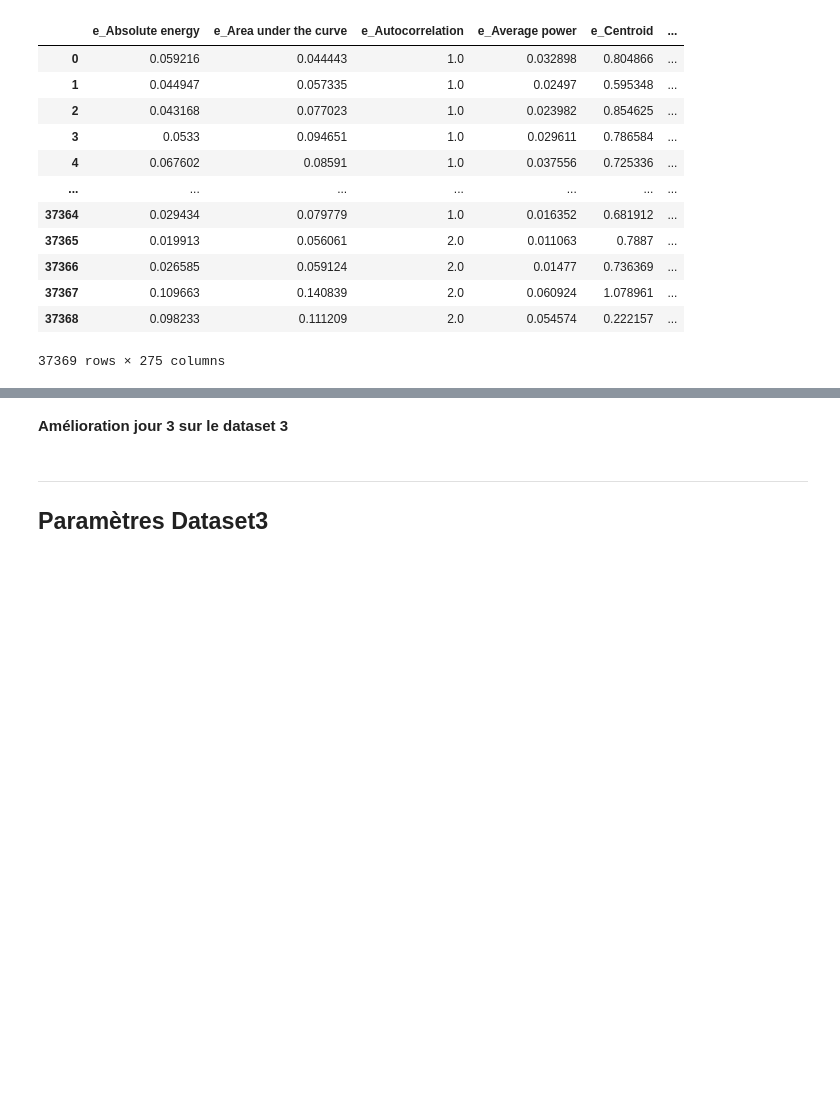
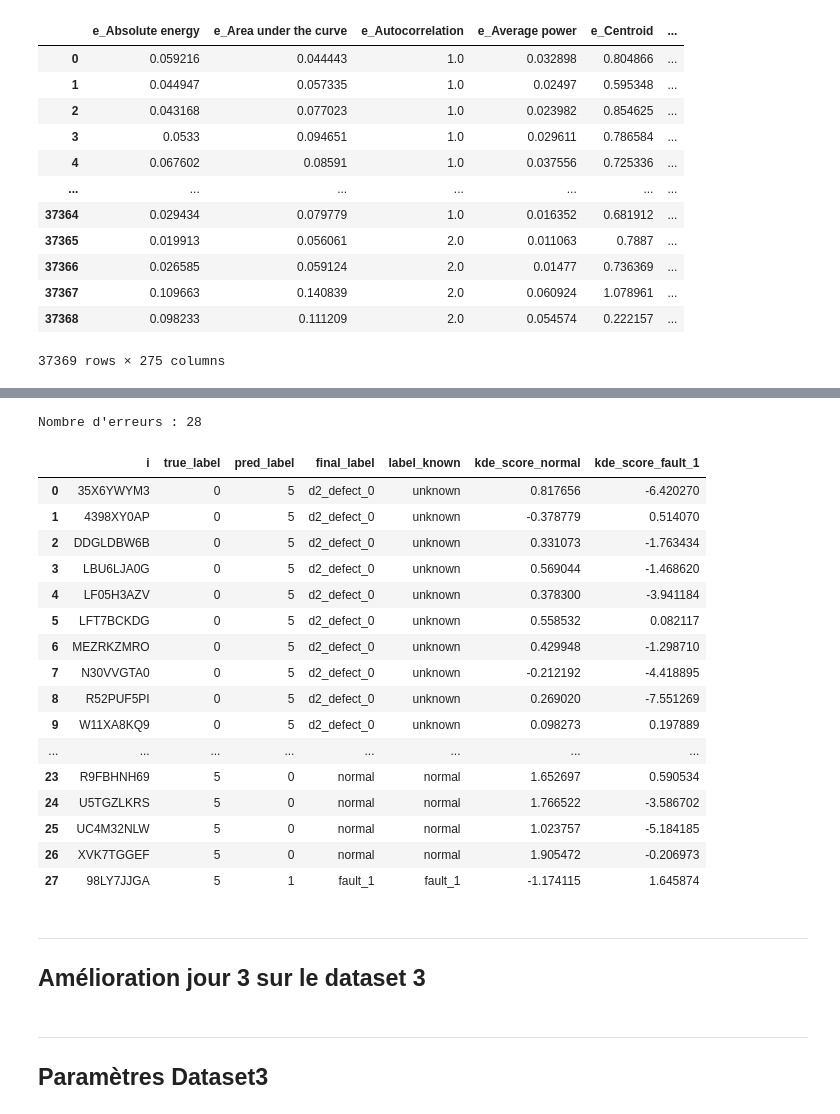
Before and after one commit to louay-git/EI_Stellantis, a Jupyter notebook: test_ocsvm_dataset4.ipynb, the cells around one changed output, grey strips where cells are left out. Saved outputs shown, nothing was run; the diff lists cells and outputs as text; code cells hidden in the pictures; blank space fills up the shorter version.

```diff
--- a/dataset0/test_bestscore.ipynb
+++ b/test_ocsvm_dataset4.ipynb
@@ -667,0 +1234,12 @@ pdfEF2
+# %%
+nSet = 0
+filelabel2 = os.path.join(os.getcwd(), "pdfLabel2.pkl".format(nSet))
+pdflabel2 = pd.read_pickle(filelabel2)
+# %%
+import pandas as pd
+import numpy as np
+from itertools import permutations
+from sklearn.metrics import confusion_matrix, classification_report, accuracy_score, balanced_accuracy_score
+
+ID_COL = "i"
+TRUE_LABEL_COL = "d"
@@ -668,5 +1444,52 @@ pdfEF2
+# %%
+# ============================================================
+# 6. Table des erreurs avec identifiants
+# ============================================================
+
+df_errors_d2 = df_eval_d2[
+    df_eval_d2["true_label"] != df_eval_d2["pred_label"]
+].copy()
+
+df_errors_d2 = df_errors_d2[
+    [
+        ID_COL,
+        "true_label",
+        "pred_label",
+        "final_label",
+        "label_known",
+        "kde_score_normal",
+        "kde_score_fault_1"
+    ]
+].sort_values(
+    by=["true_label", "pred_label", ID_COL]
+).reset_index(drop=True)
+
+print("Nombre d'erreurs :", len(df_errors_d2))
+
+df_errors_d2
+# %% [output]
+Nombre d'erreurs : 28
+|  | i | true_label | pred_label | final_label | label_known | kde_score_normal | kde_score_fault_1 |
+| 0 | 35X6YWYM3 | 0 | 5 | d2_defect_0 | unknown | 0.817656 | -6.420270 |
+| 1 | 4398XY0AP | 0 | 5 | d2_defect_0 | unknown | -0.378779 | 0.514070 |
+| 2 | DDGLDBW6B | 0 | 5 | d2_defect_0 | unknown | 0.331073 | -1.763434 |
+| 3 | LBU6LJA0G | 0 | 5 | d2_defect_0 | unknown | 0.569044 | -1.468620 |
+| 4 | LF05H3AZV | 0 | 5 | d2_defect_0 | unknown | 0.378300 | -3.941184 |
+| 5 | LFT7BCKDG | 0 | 5 | d2_defect_0 | unknown | 0.558532 | 0.082117 |
+| 6 | MEZRKZMRO | 0 | 5 | d2_defect_0 | unknown | 0.429948 | -1.298710 |
+| 7 | N30VVGTA0 | 0 | 5 | d2_defect_0 | unknown | -0.212192 | -4.418895 |
+| 8 | R52PUF5PI | 0 | 5 | d2_defect_0 | unknown | 0.269020 | -7.551269 |
+| 9 | W11XA8KQ9 | 0 | 5 | d2_defect_0 | unknown | 0.098273 | 0.197889 |
+| ... | ... | ... | ... | ... | ... | ... | ... |
+| 23 | R9FBHNH69 | 5 | 0 | normal | normal | 1.652697 | 0.590534 |
+| 24 | U5TGZLKRS | 5 | 0 | normal | normal | 1.766522 | -3.586702 |
+| 25 | UC4M32NLW | 5 | 0 | normal | normal | 1.023757 | -5.184185 |
+| 26 | XVK7TGGEF | 5 | 0 | normal | normal | 1.905472 | -0.206973 |
+| 27 | 98LY7JJGA | 5 | 1 | fault_1 | fault_1 | -1.174115 | 1.645874 |
 # %% [markdown]
+---
 **Amélioration jour 3 sur le dataset 3**
+---
 # %%
 nSet = 0
 fileTS3 = os.path.join(os.getcwd(), "pdfTimeSeries3.pkl".format(nSet))
```
Also changed, not shown: parts of 35 cells of this notebook, 5 other files.
